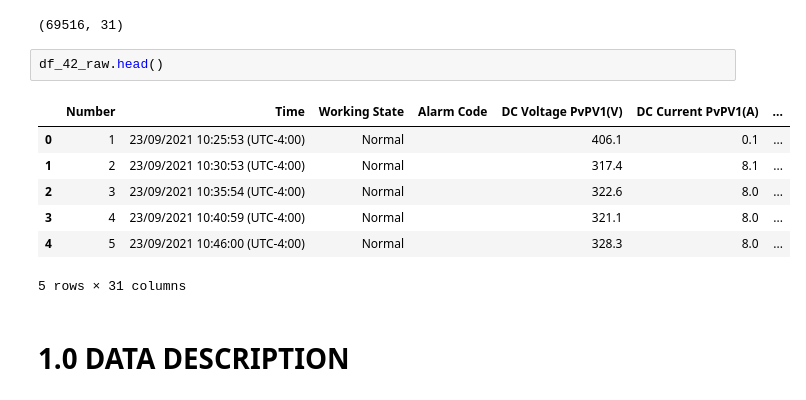
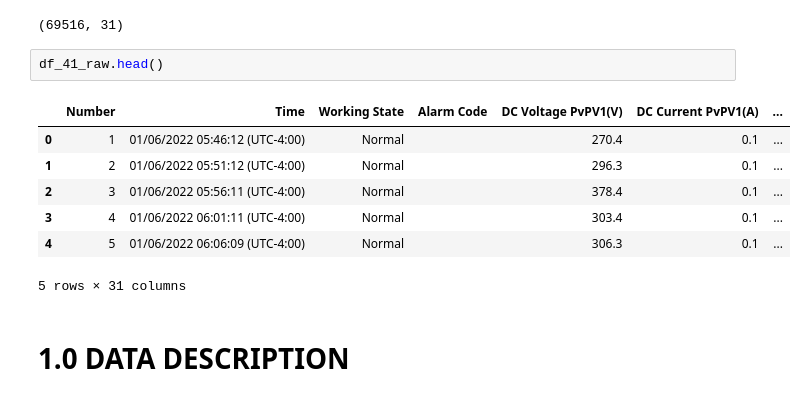
Before and after one commit to artemiostenio/meu_tcc, a Jupyter notebook: _tcc_foto.ipynb, the cells around one changed output. Drawn from its saved outputs; the diff is of its cells as text.

```diff
--- a/_tcc_foto.ipynb
+++ b/_tcc_foto.ipynb
@@ -123,14 +123,14 @@ print(df_44_raw.shape)
 # %% [output]
 (69516, 31)
 # %%
-df_42_raw.head()
+df_41_raw.head()
 # %% [output]
 |  | Number | Time | Working State | Alarm Code | DC Voltage PvPV1(V) | DC Current PvPV1(A) | ... |
-| 0 | 1 | 23/09/2021 10:25:53 (UTC-4:00) | Normal |  | 406.1 | 0.1 | ... |
-| 1 | 2 | 23/09/2021 10:30:53 (UTC-4:00) | Normal |  | 317.4 | 8.1 | ... |
-| 2 | 3 | 23/09/2021 10:35:54 (UTC-4:00) | Normal |  | 322.6 | 8.0 | ... |
-| 3 | 4 | 23/09/2021 10:40:59 (UTC-4:00) | Normal |  | 321.1 | 8.0 | ... |
-| 4 | 5 | 23/09/2021 10:46:00 (UTC-4:00) | Normal |  | 328.3 | 8.0 | ... |
+| 0 | 1 | 01/06/2022 05:46:12 (UTC-4:00) | Normal |  | 270.4 | 0.1 | ... |
+| 1 | 2 | 01/06/2022 05:51:12 (UTC-4:00) | Normal |  | 296.3 | 0.1 | ... |
+| 2 | 3 | 01/06/2022 05:56:11 (UTC-4:00) | Normal |  | 378.4 | 0.1 | ... |
+| 3 | 4 | 01/06/2022 06:01:11 (UTC-4:00) | Normal |  | 303.4 | 0.1 | ... |
+| 4 | 5 | 01/06/2022 06:06:09 (UTC-4:00) | Normal |  | 306.3 | 0.1 | ... |
 5 rows × 31 columns
 # %% [markdown]
 # 1.0 DATA DESCRIPTION
```
